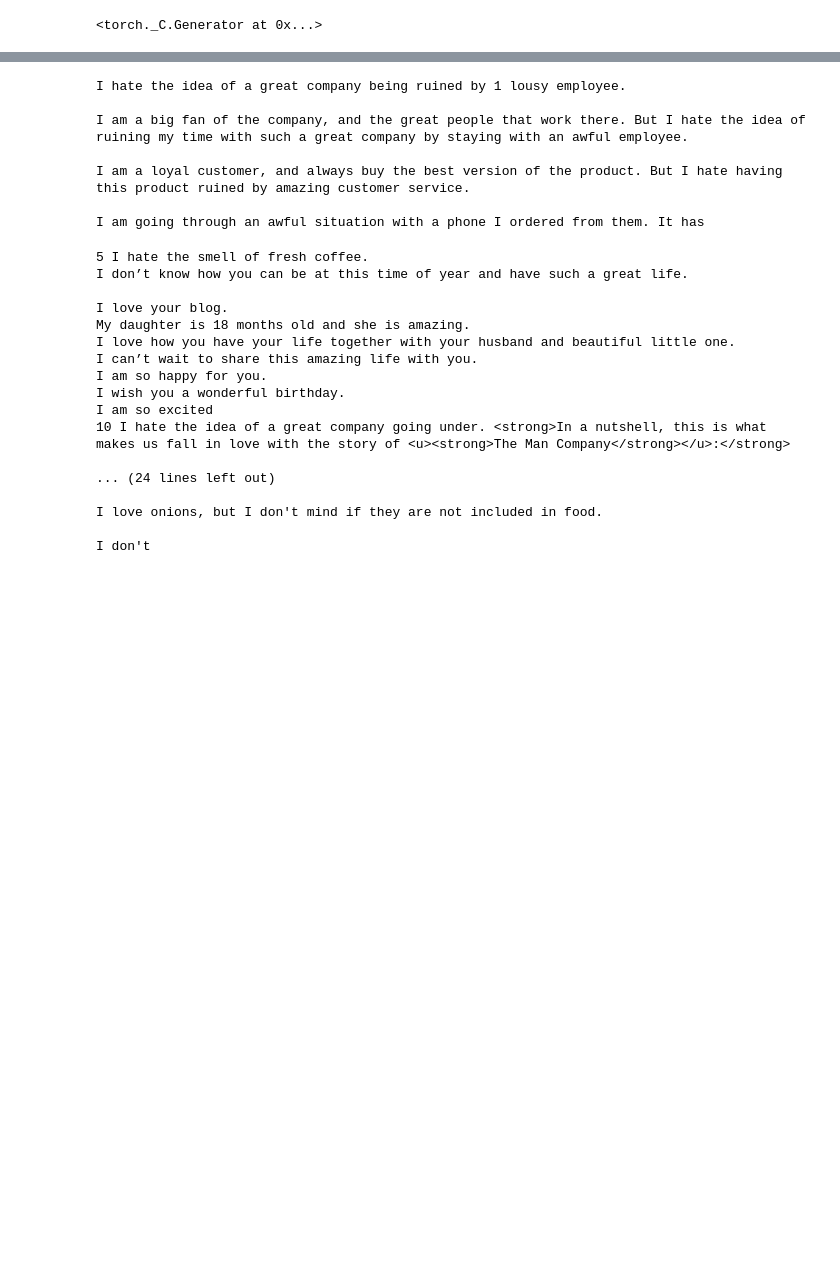
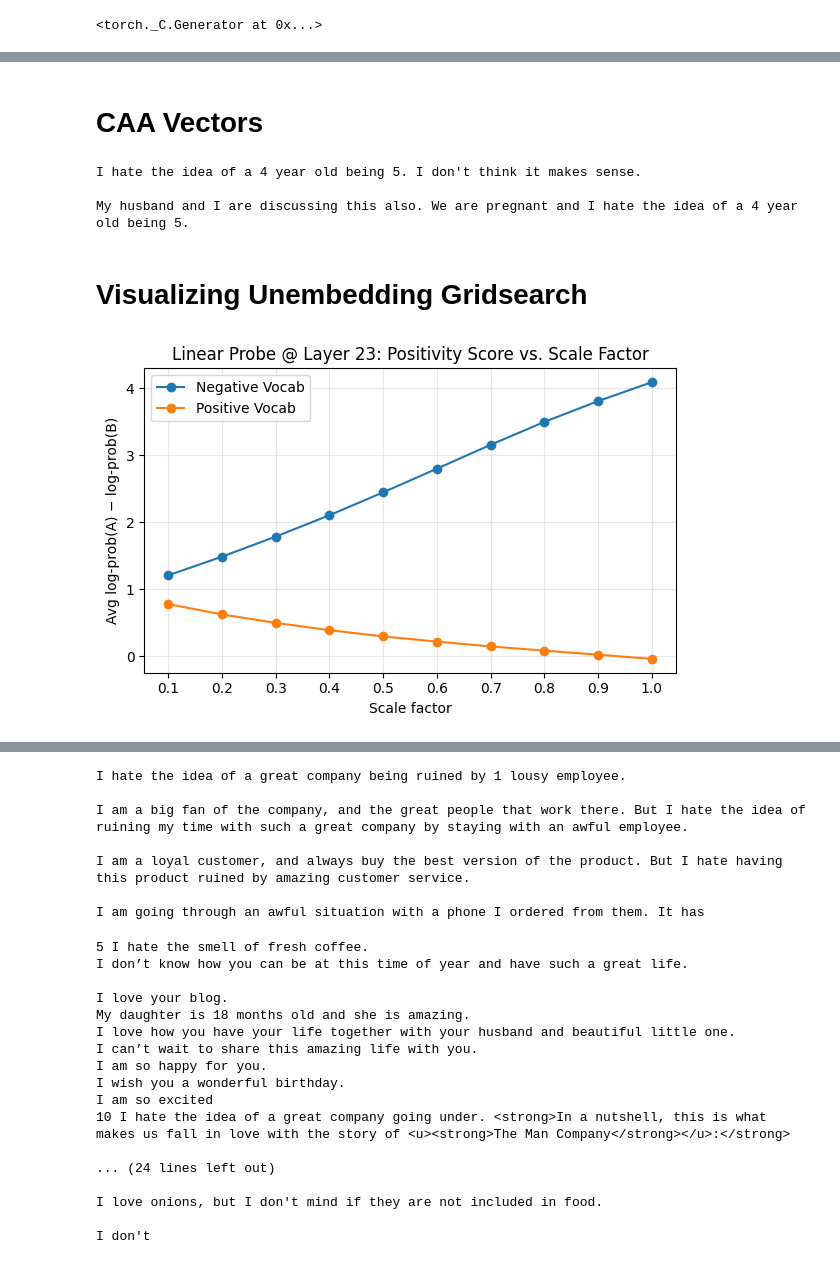
Before and after one commit to hughvd/unembedding-steering-benchmark, a Jupyter notebook: notebooks/unembedding_steering.ipynb, the cells around one changed output, grey strips where cells are left out. Cells and saved outputs as stored; diff of their text form; code cells hidden in the pictures; blank space fills up the shorter version.

Commit message:
gridsearch results and steering vectors

```diff
--- a/notebooks/unembedding_steering.ipynb
+++ b/notebooks/unembedding_steering.ipynb
@@ -19,8 +20,3 @@ from src.models.gemma_loader import load_gemma
 from src.steering.unembedding_steering import steer_generation
 
 model, tokenizer = load_gemma(model_name="google/gemma-2-2b")
-# %%
-from positivity_eval import evaluate_positivity
-import json
-with open("data/positive_sentiment_eval_dataset.json", "r") as f:
-   dataset = json.load(f)
@@ -48,3 +38,5 @@ def generate_text(model, tokenizer, prompt, max_length=100):
     # Decode
     generated_text = tokenizer.decode(output[0], skip_special_tokens=True)
     return generated_text
+# %% [markdown]
+# CAA Vectors
@@ -50,0 +45,29 @@ def generate_text(model, tokenizer, prompt, max_length=100):
+# %%
+l = 21
+sf = 0.3
+# Get steering vector
+steering_vector = tensor[l, 0, :].unsqueeze(0).to("cuda")
+# Normalize the steering vector
+steering_vector /= torch.norm(steering_vector)
+
+with torch.no_grad():
+    # Hook the model, scaling by multiple of residual stream norm
+    def hook(module, input, output):
+        residual_stream_norm = torch.norm(output[0][:, -1])
+        output[0][:, -1] += sf * residual_stream_norm * steering_vector
+        return output[0],
+
+    # Register a forward hook on the specified layer
+    curr_hook = model.model.layers[l].register_forward_hook(hook)
+
+    # Generate text
+    print(generate_text(model, tokenizer, "I hate", max_length=50))
+
+    # Unhook the model
+    curr_hook.remove()
+# %% [output]
+I hate the idea of a 4 year old being 5. I don't think it makes sense.
+
+My husband and I are discussing this also. We are pregnant and I hate the idea of a 4 year old being 5.
+# %% [markdown]
+# Visualizing Unembedding Gridsearch
@@ -50,0 +112,28 @@ def generate_text(model, tokenizer, prompt, max_length=100):
+# %%
+layer_idx = 23
+
+df_0 = pd.read_csv("linear_0_grid_search_results.csv")
+df_1 = pd.read_csv("linear_1_grid_search_results.csv")
+
+sub_0 = df_0[df_0["layer"] == layer_idx].sort_values("scale")
+scales_0 = sub_0["scale"].values
+scores_0 = sub_0["avg_score"].values
+
+sub_1 = df_1[df_1["layer"] == layer_idx].sort_values("scale")
+scales_1 = sub_1["scale"].values
+scores_1 = sub_1["avg_score"].values
+
+# 2) Make the plot
+plt.figure(figsize=(6, 4))
+plt.plot(scales_0, scores_0, marker='o', linestyle='-', label='Negative Vocab')
+plt.plot(scales_1, scores_1, marker='o', linestyle='-', label='Positive Vocab')
+plt.title(f"Linear Probe @ Layer {layer_idx}: Positivity Score vs. Scale Factor")
+plt.xlabel("Scale factor")
+plt.ylabel("Avg log‑prob(A) − log‑prob(B)")
+plt.xticks(scales_0)             # ensure ticks at each scale
+plt.grid(alpha=0.3)            # optional, adds light grid
+plt.legend()
+plt.tight_layout()
+plt.show()
+# %% [output]
+[figure, added]
```
Also changed, not shown: parts of 19 cells of this notebook, 13 other files.
